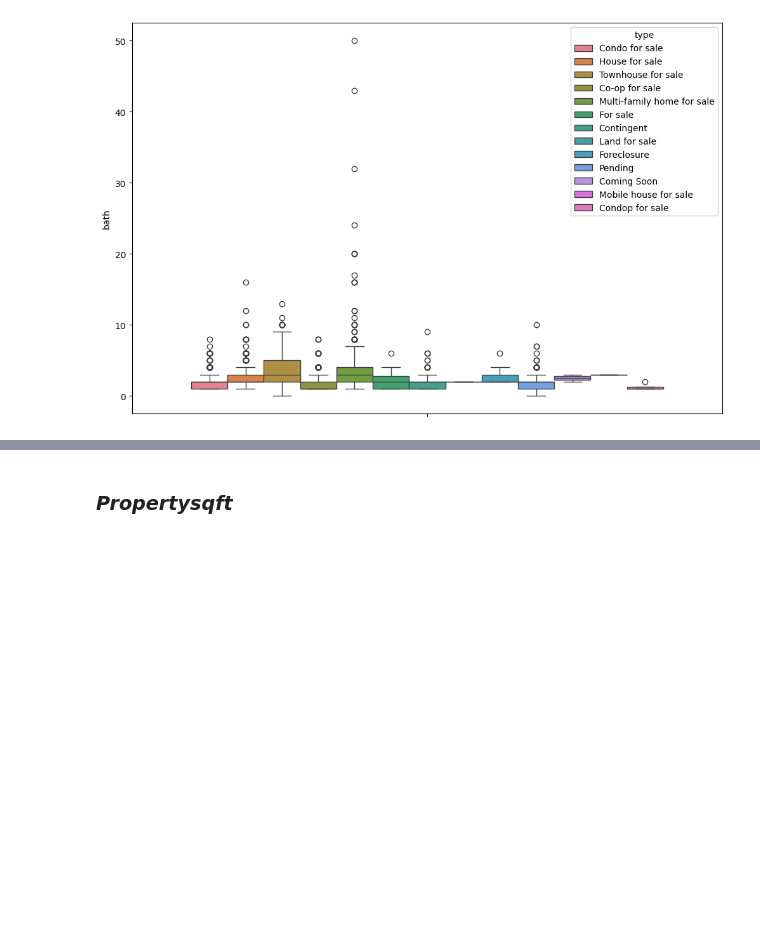
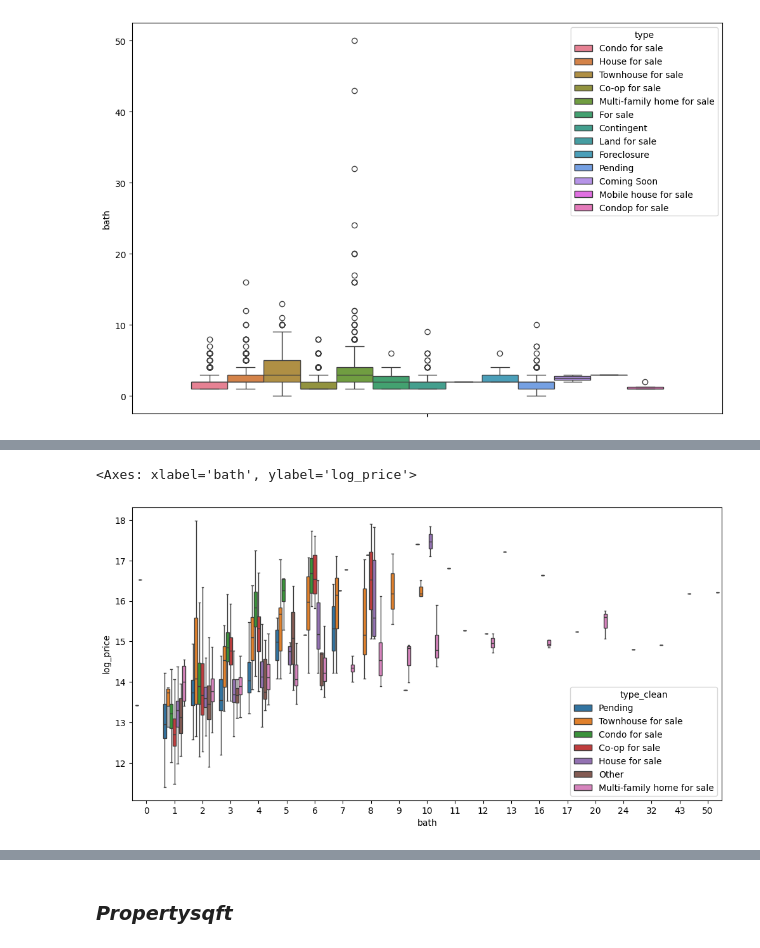
Before and after one commit to codekot/nyc-housing-project, a Jupyter notebook: notebooks/nyc_2024.ipynb, the cells around one changed output, grey strips where cells are left out. Drawn from its saved outputs; the diff is of its cells as text; code cells hidden in the pictures; blank space fills up the shorter version.

```diff
--- a/notebooks/nyc_2024.ipynb
+++ b/notebooks/nyc_2024.ipynb
@@ -757,0 +769,6 @@ sns.boxplot(df,y='bath', hue='type')
+# %%
+plt.figure(figsize=(12, 6))
+sns.boxplot(data=df, x='bath', y='log_price', hue='type_clean', showfliers=False)
+# %% [output]
+<Axes: xlabel='bath', ylabel='log_price'>
+[figure, added]
```
Also changed, not shown: parts of 4 cells of this notebook.
